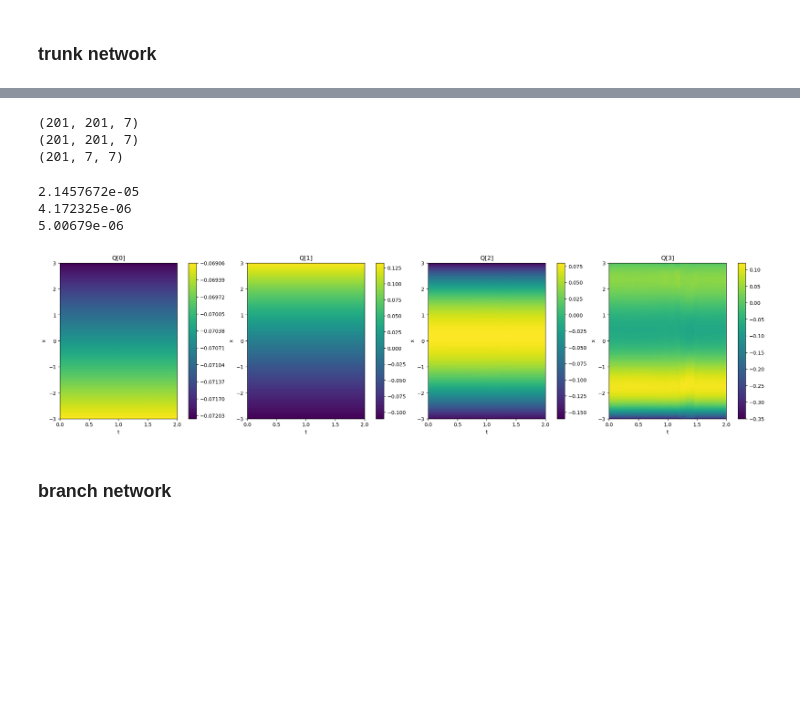
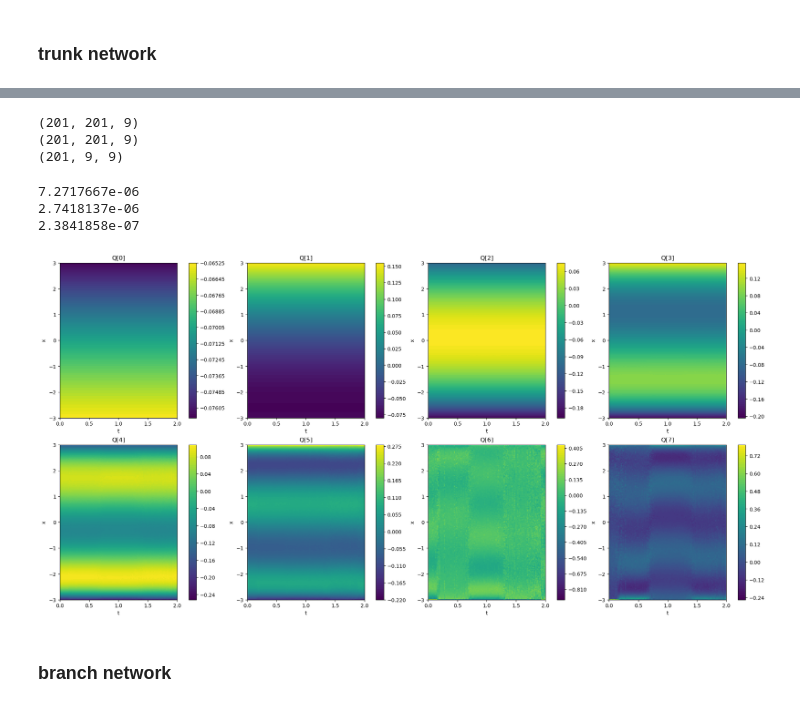
Before and after one commit to outlawhayden/deep-operator-networks, a Jupyter notebook: CM2LA/apr_refactor/deeponet_2step_td.ipynb, the cells around one changed output, grey strips where cells are left out. Cells and saved outputs as stored; diff of their text form; code cells hidden in the pictures; blank space fills up the shorter version.

Commit message:
unified parameter space error plots and errors across datasets

```diff
--- a/CM2LA/apr_refactor/deeponet_2step_td.ipynb
+++ b/CM2LA/apr_refactor/deeponet_2step_td.ipynb
@@ -483,19 +499,19 @@ SEED = 77
 # per assignment
 BRANCH_INPUT_DIM  = 3 ## NOW INCLUDES TIME
 BRANCH_WIDTH      = 100
-BRANCH_DEPTH      = 4
-BRANCH_ACTIVATION = 'tanh'
+BRANCH_DEPTH      = 6
+BRANCH_ACTIVATION = 'tanh' #tanh'
 
 TRUNK_INPUT_DIM   = 2
 TRUNK_WIDTH       = 16
-TRUNK_DEPTH       = 6
-TRUNK_ACTIVATION  = 'gelu'
+TRUNK_DEPTH       = 4
+TRUNK_ACTIVATION  = 'gelu' #'gelu'
 
-DEEPONET_WIDTH    = 6
+DEEPONET_WIDTH    = 8
 # sine, cosine, relu, tanh, gelu, swish
 
 
-LEARNING_RATE = 1e-3
+LEARNING_RATE = 2e-3
 OPTIMIZER_NAME = 'adam'
 # adabelief, adadelta, adan, adafactor, adagrad, adam, adamw,
 # adamax, adamaxw, amsgrad, lion, nadam, nadamw, novograd, radam,
@@ -505,7 +521,7 @@ PRINT_EVERY = 1_000
 
 LR_SCHEDULER = 'exponential' #'constant' # exponential or constant
 LR_DECAY = 0.95
-LR_STEP  = 3000
+LR_STEP  = 1000
 
 LBFGS_USE = 'off'
 LBFGS_MAXITER = 10_000
@@ -762,9 +765,9 @@ print(T_MAT_3d.shape)
 print(Q_sign.shape)
 print(R_sign.shape)
 # %% [output]
-(201, 201, 7)
-(201, 201, 7)
-(201, 7, 7)
+(201, 201, 9)
+(201, 201, 9)
+(201, 9, 9)
 # %%
 # check single time step QR reconstruction
 i = 0
@@ -774,30 +777,30 @@ print(np.max(np.abs(Q_sign[i] @ R_sign[i] - T_MAT_3d[i])))
 i = 160
 print(np.max(np.abs(Q_sign[i] @ R_sign[i] - T_MAT_3d[i])))
 # %% [output]
-2.1457672e-05
-4.172325e-06
-5.00679e-06
+7.2717667e-06
+2.7418137e-06
+2.3841858e-07
 # %%
-num_bases = 4
+num_bases = DEEPONET_WIDTH
 ncols = 4
 nrows = int(np.ceil(num_bases / ncols))
 T, X  = np.meshgrid(t_grid, x_grid, indexing="ij")
 
 fig, axes = plt.subplots(nrows, ncols, figsize=(5 * ncols, 5 * nrows), constrained_layout=True)
 axes = axes.flatten()
 
 for k, ax in enumerate(axes):
     if k < num_bases:
         Q_k = Q_smooth[:, :, k]
         im  = ax.contourf(T, X, Q_k, levels=100, cmap='viridis')
         ax.set_title(f"Q[{k}]")
         ax.set_xlabel("t")
         ax.set_ylabel("x")
         fig.colorbar(im, ax=ax)
     else:
         ax.axis("off")
 # %% [output]
-[figure, old version]
+[figure, new version]
 # %%
 # lsq_A per time step: solve T_MAT_3d[t] @ A[t] = U_true for each t
 
```
Also changed, not shown: parts of 46 cells of this notebook, 11 other files.
